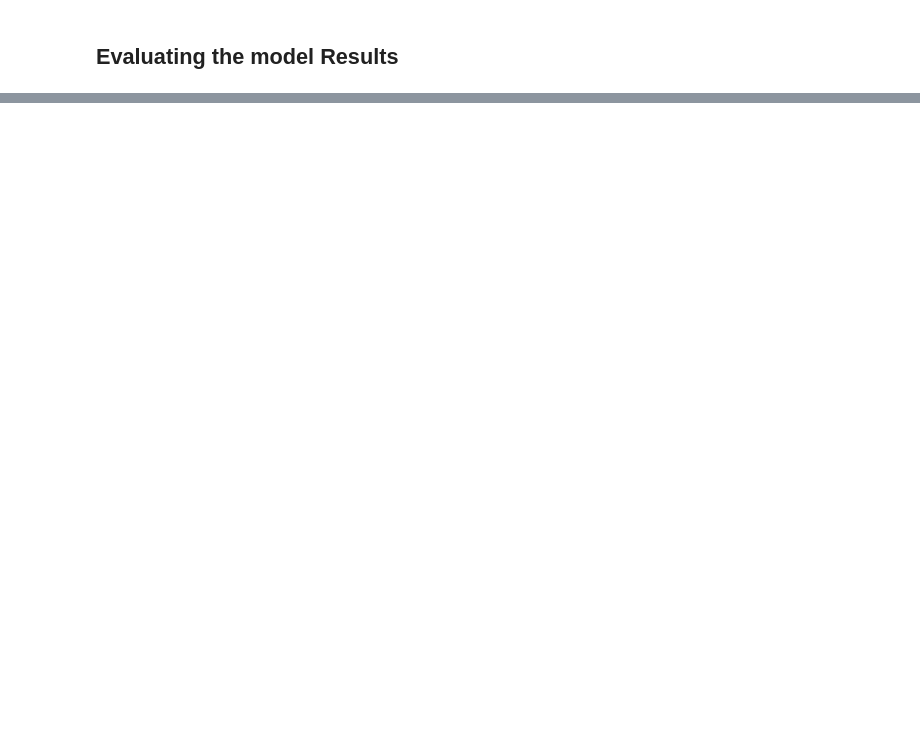
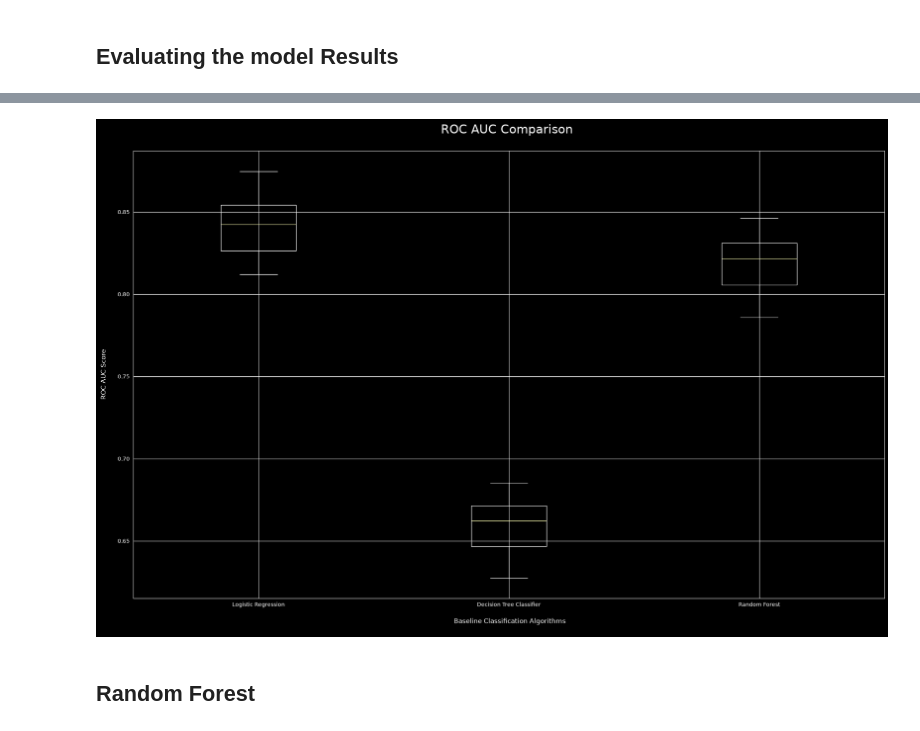
Before and after one commit to rzadrzi/customer_churn_analysis, a Jupyter notebook: customer_churn_analysis.ipynb, the cells around one changed output, grey strips where cells are left out. Saved outputs shown, nothing was run; the diff lists cells and outputs as text; code cells hidden in the pictures; blank space fills up the shorter version.

```diff
--- a/customer_churn_analysis.ipynb
+++ b/customer_churn_analysis.ipynb
@@ -619,0 +562,25 @@ X_train = x_df
+# %%
+fig = plt.figure(figsize=(25,15))
+ax = fig.add_subplot(111)
+plt.boxplot(auc_results)
+ax.set_xticklabels(names)
+
+plt.ylabel('ROC AUC Score\n',
+horizontalalignment="center",fontstyle = "normal",
+fontsize = "large", fontfamily = "sans-serif")
+
+plt.xlabel('\n Baseline Classification Algorithms\n',
+horizontalalignment="center",fontstyle = "normal",
+fontsize = "large", fontfamily = "sans-serif")
+
+plt.title('ROC AUC Comparison \n',
+horizontalalignment="center", fontstyle = "normal",
+fontsize = "22", fontfamily = "sans-serif")
+
+plt.xticks(rotation=0, horizontalalignment="center")
+plt.yticks(rotation=0, horizontalalignment="right")
+plt.show()
+# %% [output]
+[figure, added]
+# %% [markdown]
+## Random Forest
```
Also changed, not shown: parts of 35 cells of this notebook.
